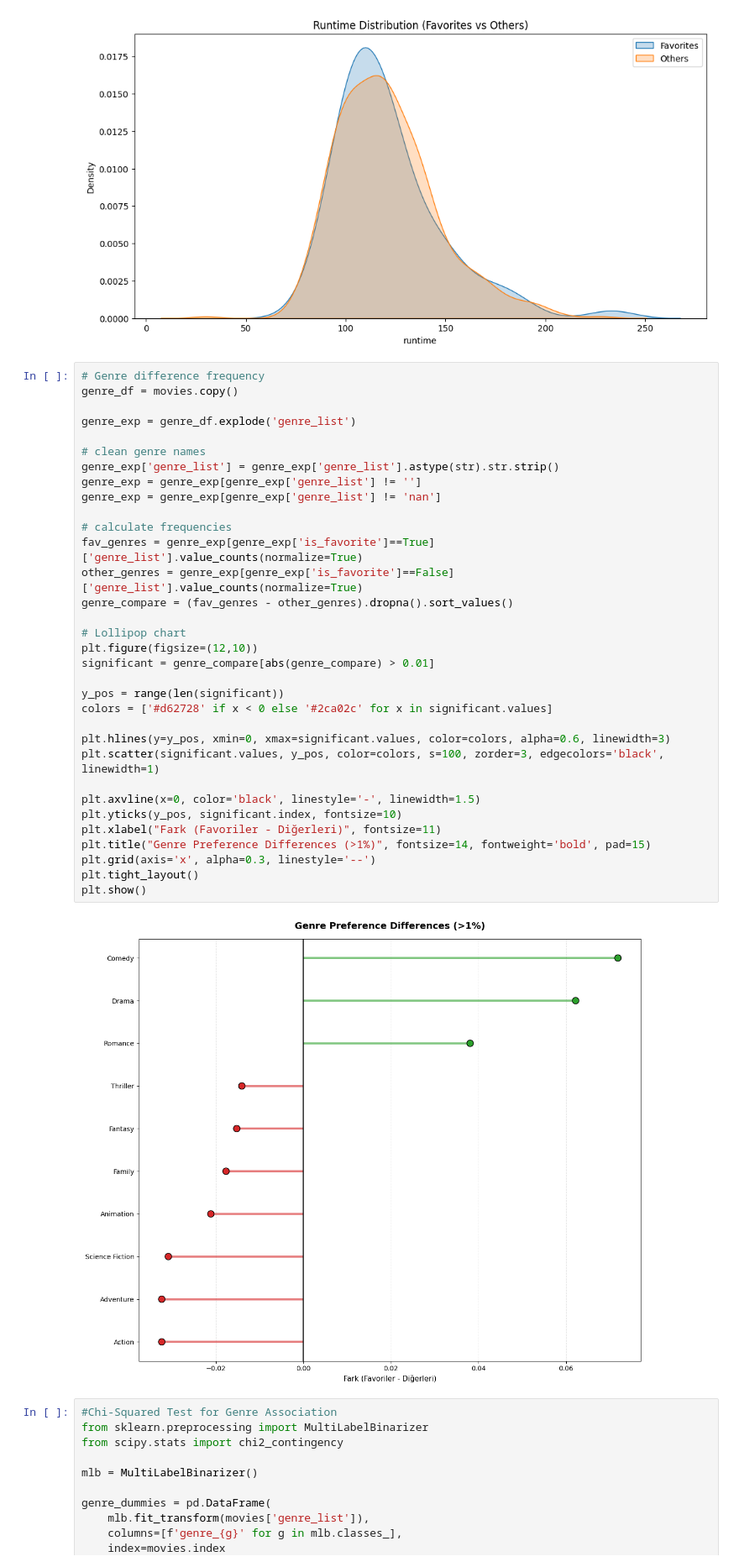
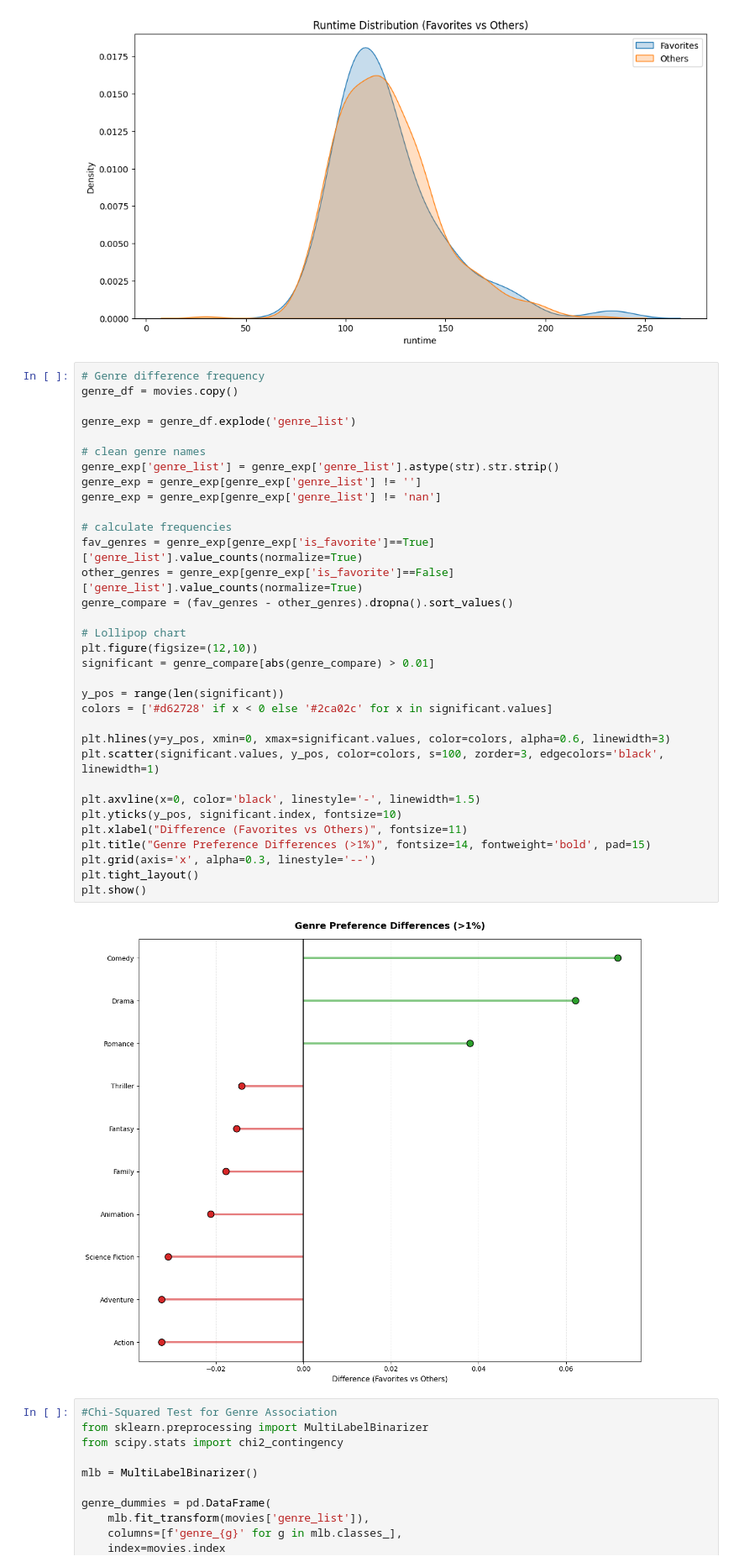
Before and after one commit to nerisius/DSA210-Personal-Data-Analyze-Project, a Jupyter notebook: favorite_analysis.ipynb, the cells around one changed output. Shown at 84% size. Drawn from its saved outputs; the diff is of its cells as text.

```diff
--- a/favorite_analysis.ipynb
+++ b/favorite_analysis.ipynb
@@ -78,35 +78,35 @@ genre_df = movies.copy()
 
 genre_exp = genre_df.explode('genre_list')
 
 # clean genre names
 genre_exp['genre_list'] = genre_exp['genre_list'].astype(str).str.strip()
 genre_exp = genre_exp[genre_exp['genre_list'] != '']
 genre_exp = genre_exp[genre_exp['genre_list'] != 'nan']
 
 # calculate frequencies
 fav_genres = genre_exp[genre_exp['is_favorite']==True]['genre_list'].value_counts(normalize=True)
 other_genres = genre_exp[genre_exp['is_favorite']==False]['genre_list'].value_counts(normalize=True)
 genre_compare = (fav_genres - other_genres).dropna().sort_values()
 
 # Lollipop chart
 plt.figure(figsize=(12,10))
 significant = genre_compare[abs(genre_compare) > 0.01]
 
 y_pos = range(len(significant))
 colors = ['#d62728' if x < 0 else '#2ca02c' for x in significant.values]
 
 plt.hlines(y=y_pos, xmin=0, xmax=significant.values, color=colors, alpha=0.6, linewidth=3)
 plt.scatter(significant.values, y_pos, color=colors, s=100, zorder=3, edgecolors='black', linewidth=1)
 
 plt.axvline(x=0, color='black', linestyle='-', linewidth=1.5)
 plt.yticks(y_pos, significant.index, fontsize=10)
-plt.xlabel("Fark (Favoriler - Diğerleri)", fontsize=11)
+plt.xlabel("Difference (Favorites vs Others)", fontsize=11)
 plt.title("Genre Preference Differences (>1%)", fontsize=14, fontweight='bold', pad=15)
 plt.grid(axis='x', alpha=0.3, linestyle='--')
 plt.tight_layout()
 plt.show()
 # %% [output]
-[figure, old version]
+[figure, new version]
 # %%
 #Chi-Squared Test for Genre Association
 from sklearn.preprocessing import MultiLabelBinarizer
```
Also changed, not shown: parts of 2 cells of this notebook, 2 other files.
